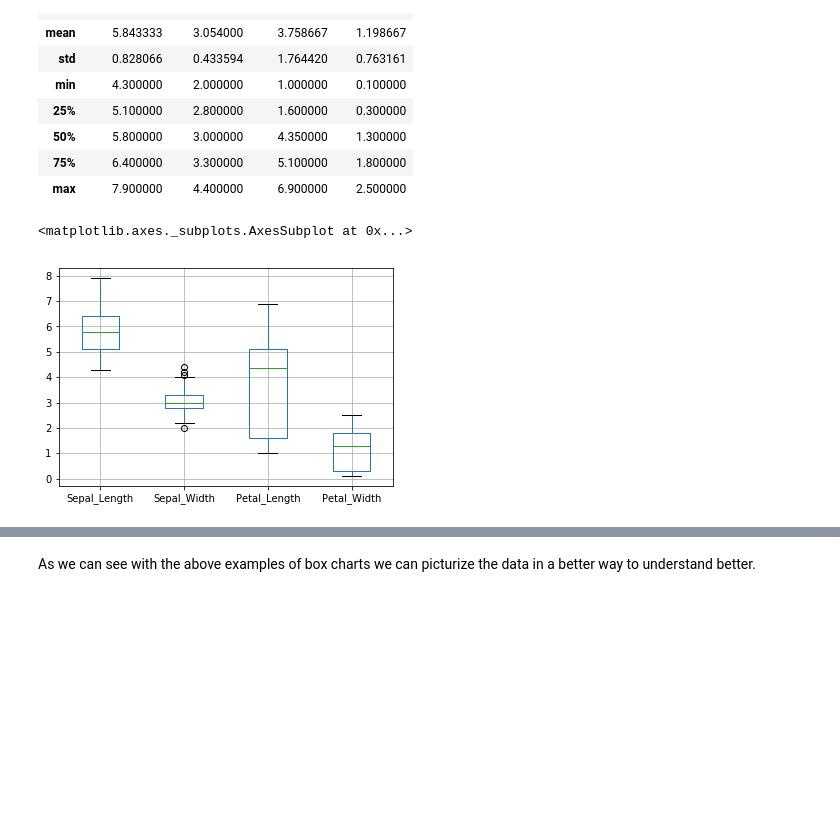
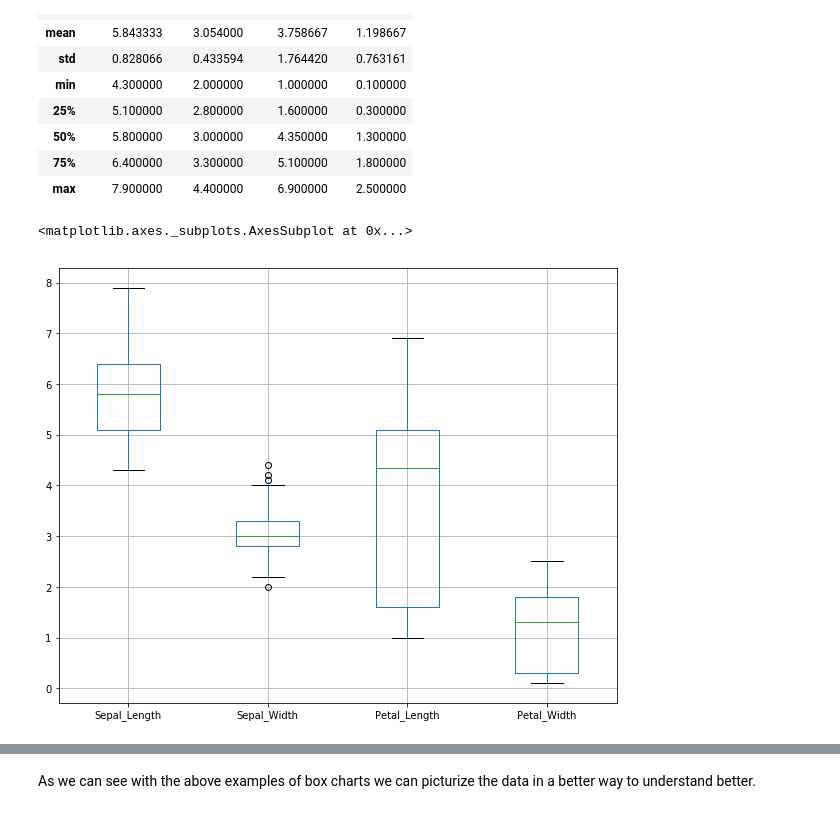
Before and after one commit to cdigap/FDA_Project, a Jupyter notebook: The_Box_Plot_Understanding.ipynb, the cells around one changed output, grey strips where cells are left out. Cells and saved outputs as stored; diff of their text form; code cells hidden in the pictures; blank space fills up the shorter version.

```diff
--- a/The_Box_Plot_Understanding.ipynb
+++ b/The_Box_Plot_Understanding.ipynb
@@ -46,7 +46,7 @@ dfile = "https://archive.ics.uci.edu/ml/machine-learning-databases/iris/iris.dat
 colms = ['Sepal_Length','Sepal_Width','Petal_Length','Petal_Width','Species']
 
 # data File getting the Headers assigned.
-data_file = pd.read_csv(dfile,names=colms)
+data_file = pd.read_csv(dfile,names=colms,index_col='Species')
 
 # Details of each columns identified being generated and displayed.
 data_file.info()
@@ -96,8 +95,9 @@ data_file.describe()
 | max | 7.900000 | 4.400000 | 6.900000 | 2.500000 |
 # %%
 %matplotlib inline
+plt.figure(figsize = (10, 8))
 data_file.boxplot()
 # %% [output]
 <matplotlib.axes._subplots.AxesSubplot at 0x...>
-[figure, old version]
+[figure, new version]
 # %%
```
Also changed, not shown: parts of 10 cells of this notebook.
